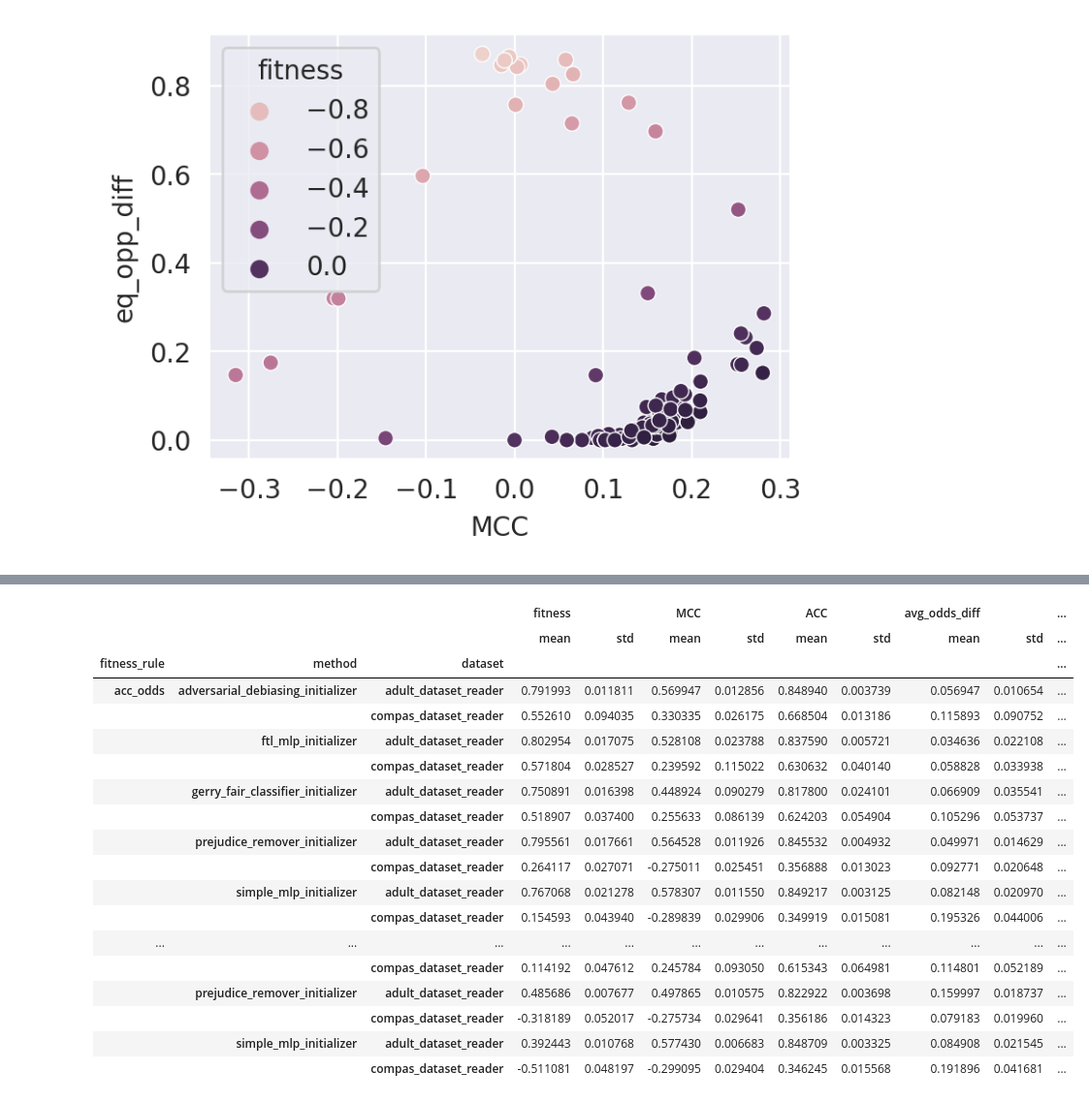
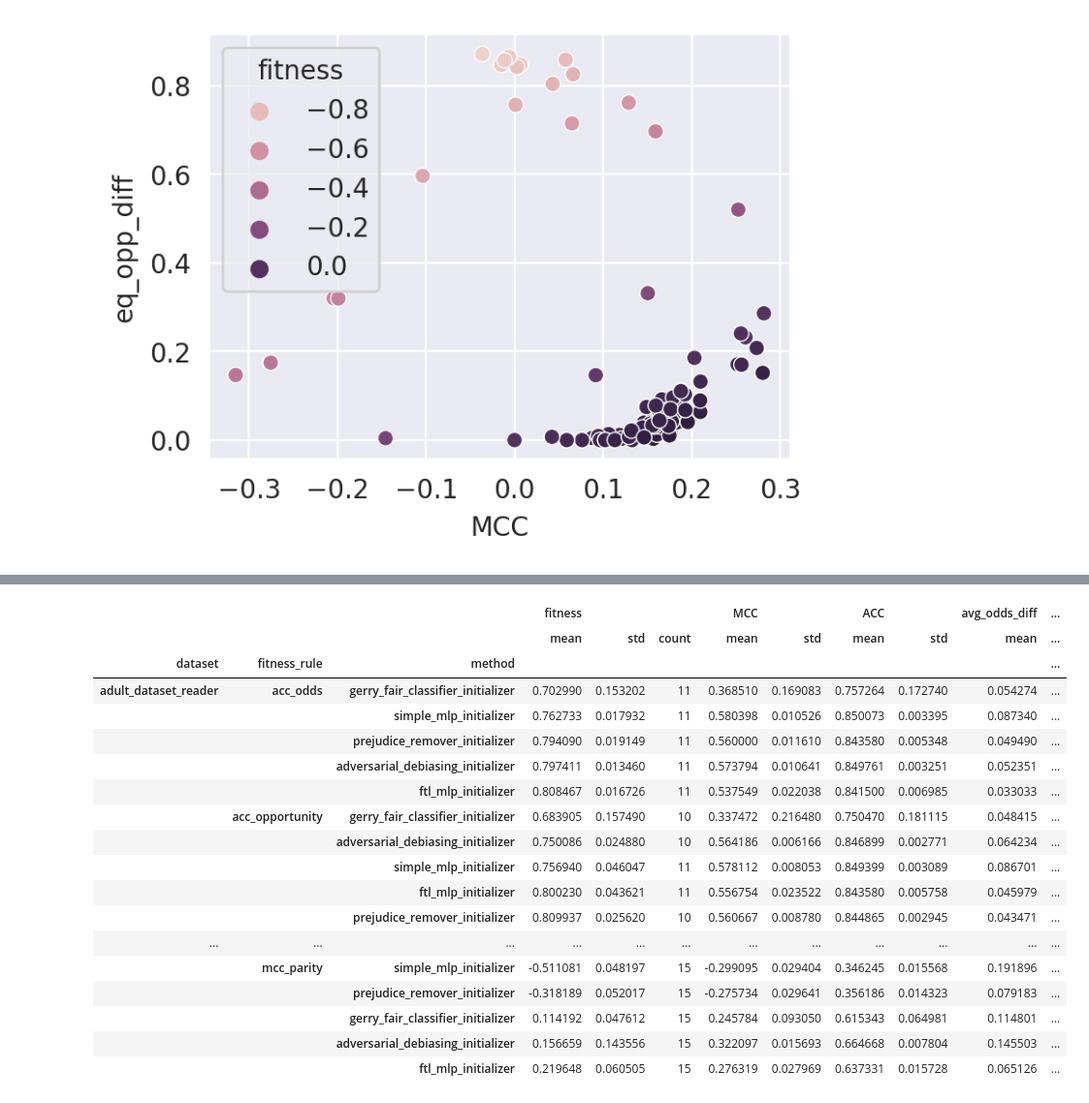
Before and after one commit to ygorcanalli/FairTransitionLoss, a Jupyter notebook: notebooks/2023-07-26/plot.ipynb, the cells around one changed output, grey strips where cells are left out. Shown at 97% size. Drawn from its saved outputs; the diff is of its cells as text; code cells hidden in the pictures.

```diff
--- a/notebooks/2023-07-26/plot.ipynb
+++ b/notebooks/2023-07-26/plot.ipynb
@@ -238,22 +236,22 @@ results
 # %%
-results.groupby(['fitness_rule', 'method', 'dataset']).agg({'fitness': ['mean', 'std'], 'MCC': ['mean', 'std'], 'ACC': ['mean', 'std'], 'avg_odds_diff': ['mean', 'std'], 'eq_opp_diff': ['mean', 'std'], 'stat_par_diff': ['mean', 'std']})
+results.groupby(['dataset','fitness_rule', 'method']).agg({'fitness': ['mean', 'std','count'], 'MCC': ['mean', 'std'], 'ACC': ['mean', 'std'], 'avg_odds_diff': ['mean', 'std'], 'eq_opp_diff': ['mean', 'std'], 'stat_par_diff': ['mean', 'std']}).sort_values(by=['dataset','fitness_rule', ('fitness','mean')])
 # %% [output]
-|  |  |  | fitness |  | MCC |  | ACC |  | avg_odds_diff |  | ... |
-|  |  |  | mean | std | mean | std | mean | std | mean | std | ... |
-| fitness_rule | method | dataset |  |  |  |  |  |  |  |  | ... |
-| acc_odds | adversarial_debiasing_initializer | adult_dataset_reader | 0.791993 | 0.011811 | 0.569947 | 0.012856 | 0.848940 | 0.003739 | 0.056947 | 0.010654 | ... |
-|  |  | compas_dataset_reader | 0.552610 | 0.094035 | 0.330335 | 0.026175 | 0.668504 | 0.013186 | 0.115893 | 0.090752 | ... |
-|  | ftl_mlp_initializer | adult_dataset_reader | 0.802954 | 0.017075 | 0.528108 | 0.023788 | 0.837590 | 0.005721 | 0.034636 | 0.022108 | ... |
-|  |  | compas_dataset_reader | 0.571804 | 0.028527 | 0.239592 | 0.115022 | 0.630632 | 0.040140 | 0.058828 | 0.033938 | ... |
-|  | gerry_fair_classifier_initializer | adult_dataset_reader | 0.750891 | 0.016398 | 0.448924 | 0.090279 | 0.817800 | 0.024101 | 0.066909 | 0.035541 | ... |
-|  |  | compas_dataset_reader | 0.518907 | 0.037400 | 0.255633 | 0.086139 | 0.624203 | 0.054904 | 0.105296 | 0.053737 | ... |
-|  | prejudice_remover_initializer | adult_dataset_reader | 0.795561 | 0.017661 | 0.564528 | 0.011926 | 0.845532 | 0.004932 | 0.049971 | 0.014629 | ... |
-|  |  | compas_dataset_reader | 0.264117 | 0.027071 | -0.275011 | 0.025451 | 0.356888 | 0.013023 | 0.092771 | 0.020648 | ... |
-|  | simple_mlp_initializer | adult_dataset_reader | 0.767068 | 0.021278 | 0.578307 | 0.011550 | 0.849217 | 0.003125 | 0.082148 | 0.020970 | ... |
-|  |  | compas_dataset_reader | 0.154593 | 0.043940 | -0.289839 | 0.029906 | 0.349919 | 0.015081 | 0.195326 | 0.044006 | ... |
+|  |  |  | fitness |  |  | MCC |  | ACC |  | avg_odds_diff | ... |
+|  |  |  | mean | std | count | mean | std | mean | std | mean | ... |
+| dataset | fitness_rule | method |  |  |  |  |  |  |  |  | ... |
+| adult_dataset_reader | acc_odds | gerry_fair_classifier_initializer | 0.702990 | 0.153202 | 11 | 0.368510 | 0.169083 | 0.757264 | 0.172740 | 0.054274 | ... |
+|  |  | simple_mlp_initializer | 0.762733 | 0.017932 | 11 | 0.580398 | 0.010526 | 0.850073 | 0.003395 | 0.087340 | ... |
+|  |  | prejudice_remover_initializer | 0.794090 | 0.019149 | 11 | 0.560000 | 0.011610 | 0.843580 | 0.005348 | 0.049490 | ... |
+|  |  | adversarial_debiasing_initializer | 0.797411 | 0.013460 | 11 | 0.573794 | 0.010641 | 0.849761 | 0.003251 | 0.052351 | ... |
+|  |  | ftl_mlp_initializer | 0.808467 | 0.016726 | 11 | 0.537549 | 0.022038 | 0.841500 | 0.006985 | 0.033033 | ... |
+|  | acc_opportunity | gerry_fair_classifier_initializer | 0.683905 | 0.157490 | 10 | 0.337472 | 0.216480 | 0.750470 | 0.181115 | 0.048415 | ... |
+|  |  | adversarial_debiasing_initializer | 0.750086 | 0.024880 | 10 | 0.564186 | 0.006166 | 0.846899 | 0.002771 | 0.064234 | ... |
+|  |  | simple_mlp_initializer | 0.756940 | 0.046047 | 11 | 0.578112 | 0.008053 | 0.849399 | 0.003089 | 0.086701 | ... |
+|  |  | ftl_mlp_initializer | 0.800230 | 0.043621 | 11 | 0.556754 | 0.023522 | 0.843580 | 0.005758 | 0.045979 | ... |
+|  |  | prejudice_remover_initializer | 0.809937 | 0.025620 | 10 | 0.560667 | 0.008780 | 0.844865 | 0.002945 | 0.043471 | ... |
 | ... | ... | ... | ... | ... | ... | ... | ... | ... | ... | ... | ... |
-|  |  | compas_dataset_reader | 0.114192 | 0.047612 | 0.245784 | 0.093050 | 0.615343 | 0.064981 | 0.114801 | 0.052189 | ... |
-|  | prejudice_remover_initializer | adult_dataset_reader | 0.485686 | 0.007677 | 0.497865 | 0.010575 | 0.822922 | 0.003698 | 0.159997 | 0.018737 | ... |
-|  |  | compas_dataset_reader | -0.318189 | 0.052017 | -0.275734 | 0.029641 | 0.356186 | 0.014323 | 0.079183 | 0.019960 | ... |
-|  | simple_mlp_initializer | adult_dataset_reader | 0.392443 | 0.010768 | 0.577430 | 0.006683 | 0.848709 | 0.003325 | 0.084908 | 0.021545 | ... |
-|  |  | compas_dataset_reader | -0.511081 | 0.048197 | -0.299095 | 0.029404 | 0.346245 | 0.015568 | 0.191896 | 0.041681 | ... |
+|  | mcc_parity | simple_mlp_initializer | -0.511081 | 0.048197 | 15 | -0.299095 | 0.029404 | 0.346245 | 0.015568 | 0.191896 | ... |
+|  |  | prejudice_remover_initializer | -0.318189 | 0.052017 | 15 | -0.275734 | 0.029641 | 0.356186 | 0.014323 | 0.079183 | ... |
+|  |  | gerry_fair_classifier_initializer | 0.114192 | 0.047612 | 15 | 0.245784 | 0.093050 | 0.615343 | 0.064981 | 0.114801 | ... |
+|  |  | adversarial_debiasing_initializer | 0.156659 | 0.143556 | 15 | 0.322097 | 0.015693 | 0.664668 | 0.007804 | 0.145503 | ... |
+|  |  | ftl_mlp_initializer | 0.219648 | 0.060505 | 15 | 0.276319 | 0.027969 | 0.637331 | 0.015728 | 0.065126 | ... |
```
Also changed, not shown: parts of 24 cells of this notebook, 2 other files.
